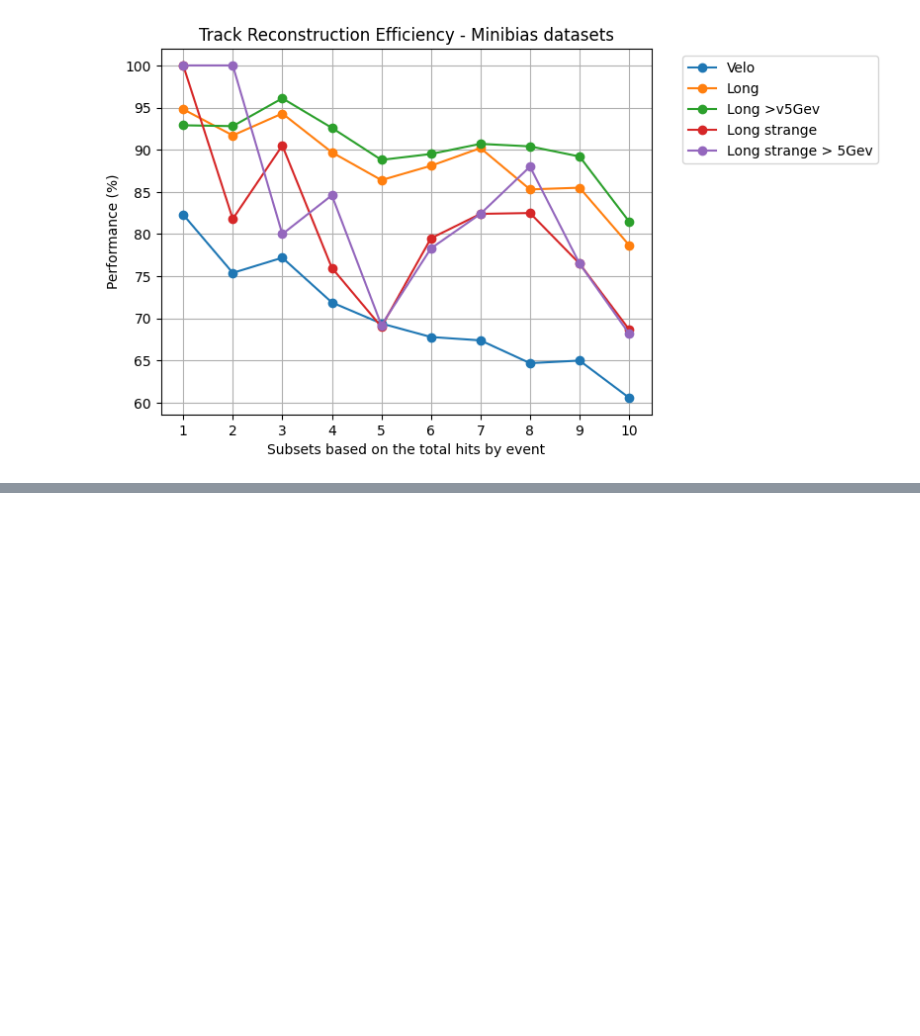
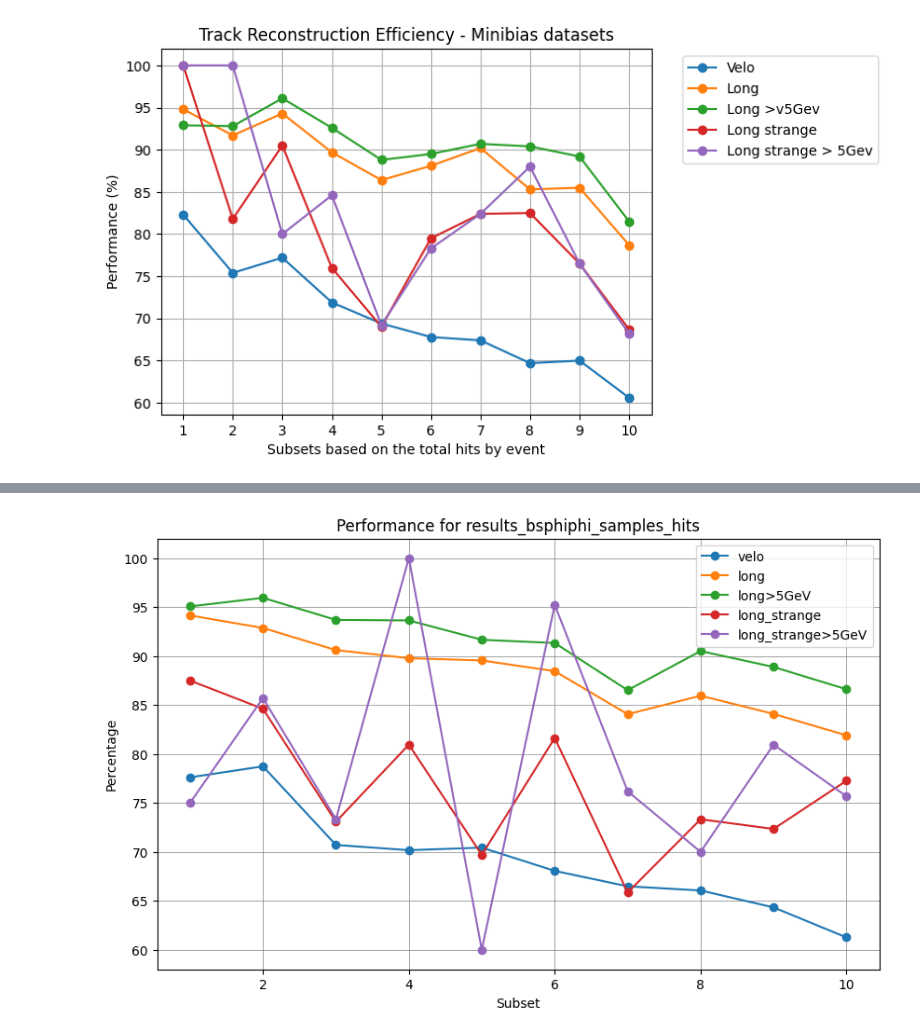
Before and after one commit to alawaree/Code_Thesis_HopfieldNetwork_VELO, a Jupyter notebook: results_analysis/plots_results_10_subsets.ipynb, the cells around one changed output, grey strips where cells are left out. Drawn from its saved outputs; the diff is of its cells as text; code cells hidden in the pictures; blank space fills up the shorter version.

```diff
--- a/results_analysis/plots_results_10_subsets.ipynb
+++ b/results_analysis/plots_results_10_subsets.ipynb
@@ -98,0 +400,8 @@ plt.show()
+# %%
+metrics_names = ['velo', 'long','long>5GeV', 'long_strange', 'long_strange>5GeV']
+exp_name = 'results_bsphiphi_samples_hits'
+dataset = 'bsphiphi'
+
+plot_reconstruction_eff_expriments(exp_name, metrics_names, dataset)
+# %% [output]
+[figure, added]
```
Also changed, not shown: parts of 25 cells of this notebook, 19 other files.
